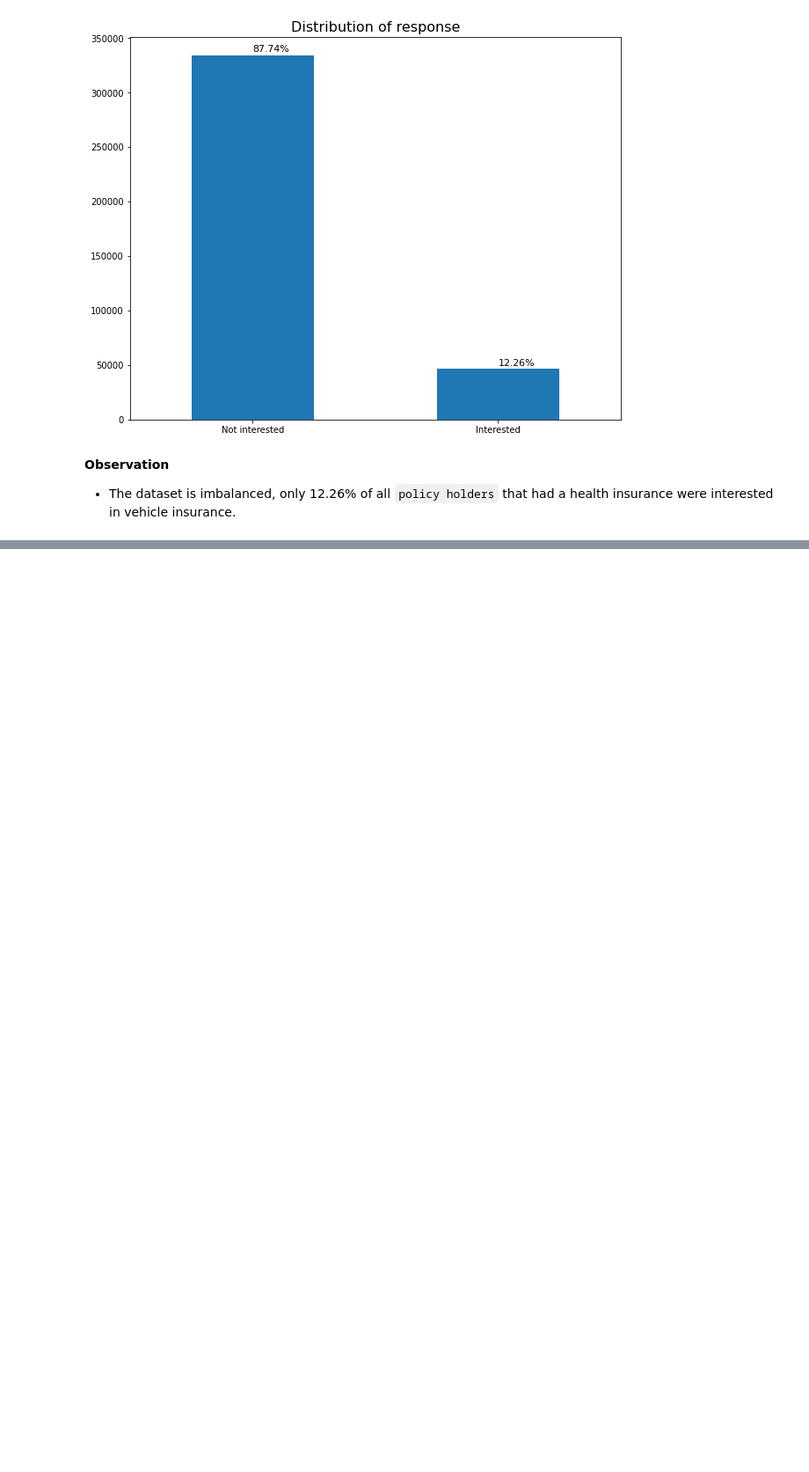
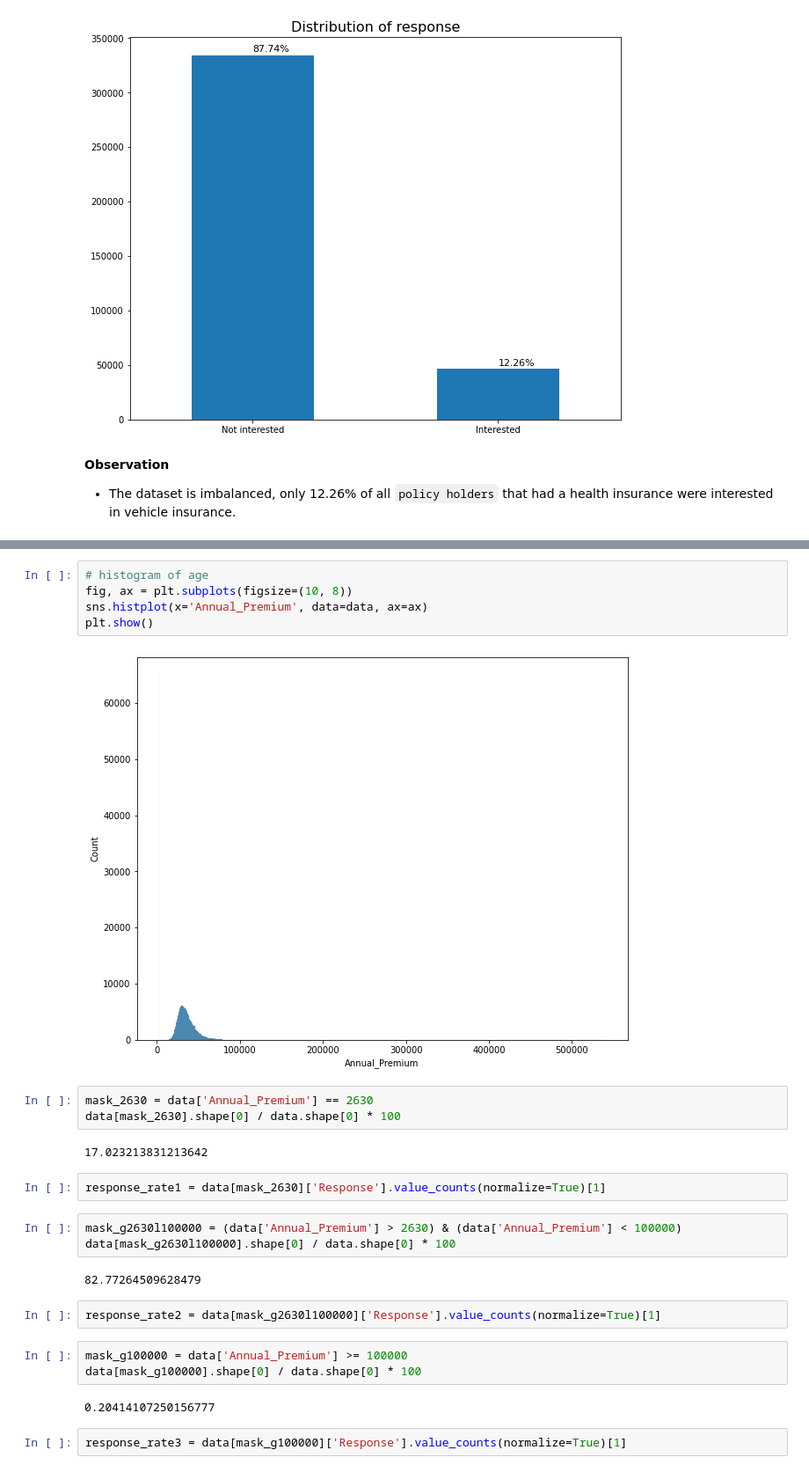
Before and after one commit to samie-hash/insurance-prediction, a Jupyter notebook: DataAnalysisAndViz/analysis.ipynb, the cells around one changed output, grey strips where cells are left out. Shown at 88% size. Saved outputs shown, nothing was run; the diff lists cells and outputs as text; blank space fills up the shorter version.

Commit message:
Account premium analysis

```diff
--- a/DataAnalysisAndViz/analysis.ipynb
+++ b/DataAnalysisAndViz/analysis.ipynb
@@ -126,0 +186,28 @@ plt.show()
+# %%
+# histogram of age
+fig, ax = plt.subplots(figsize=(10, 8))
+sns.histplot(x='Annual_Premium', data=data, ax=ax)
+plt.show()
+# %% [output]
+[figure, added]
+# %%
+mask_2630 = data['Annual_Premium'] == 2630
+data[mask_2630].shape[0] / data.shape[0] * 100
+# %% [output]
+17.023213831213642
+# %%
+response_rate1 = data[mask_2630]['Response'].value_counts(normalize=True)[1]
+# %%
+mask_g2630l100000 = (data['Annual_Premium'] > 2630) & (data['Annual_Premium'] < 100000)
+data[mask_g2630l100000].shape[0] / data.shape[0] * 100
+# %% [output]
+82.77264509628479
+# %%
+response_rate2 = data[mask_g2630l100000]['Response'].value_counts(normalize=True)[1]
+# %%
+mask_g100000 = data['Annual_Premium'] >= 100000
+data[mask_g100000].shape[0] / data.shape[0] * 100
+# %% [output]
+0.20414107250156777
+# %%
+response_rate3 = data[mask_g100000]['Response'].value_counts(normalize=True)[1]
```
Also changed, not shown: parts of 20 cells of this notebook, 2 other files.
